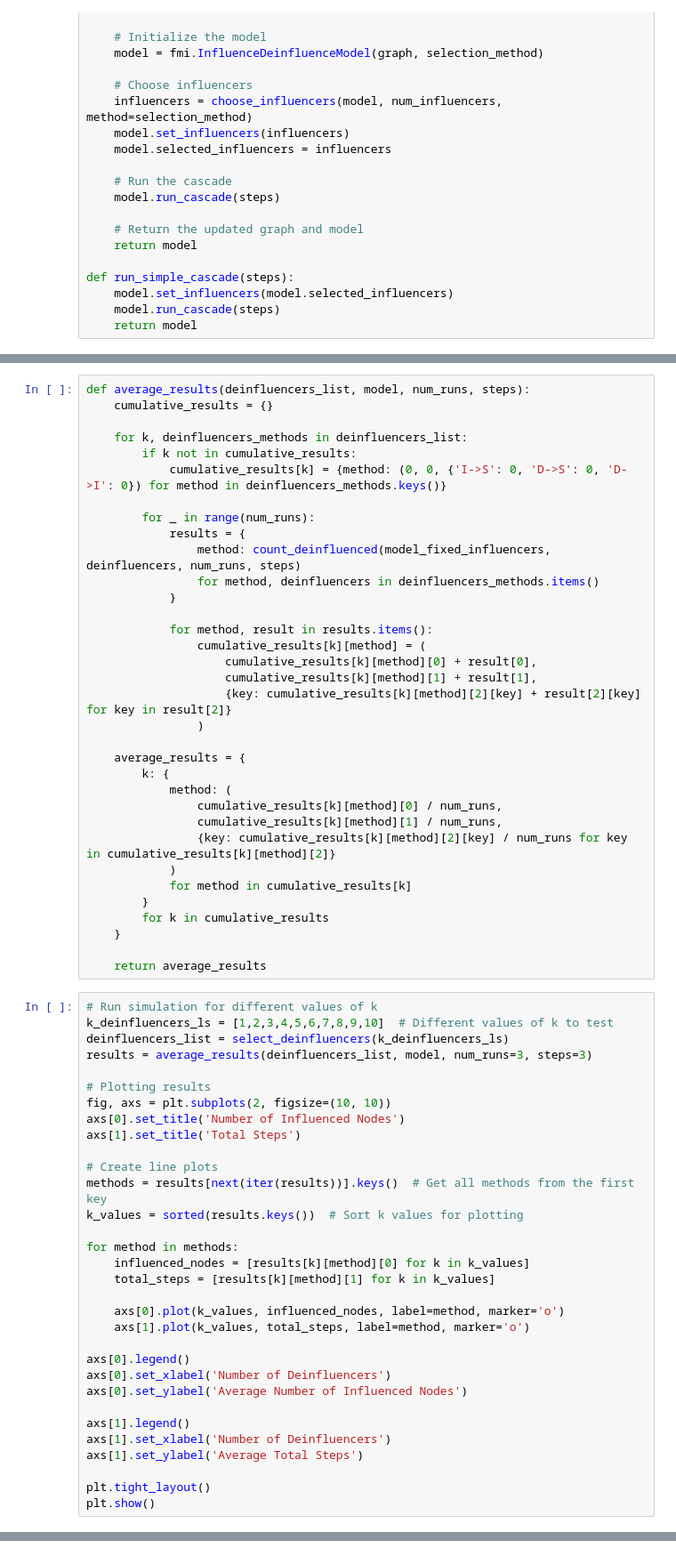
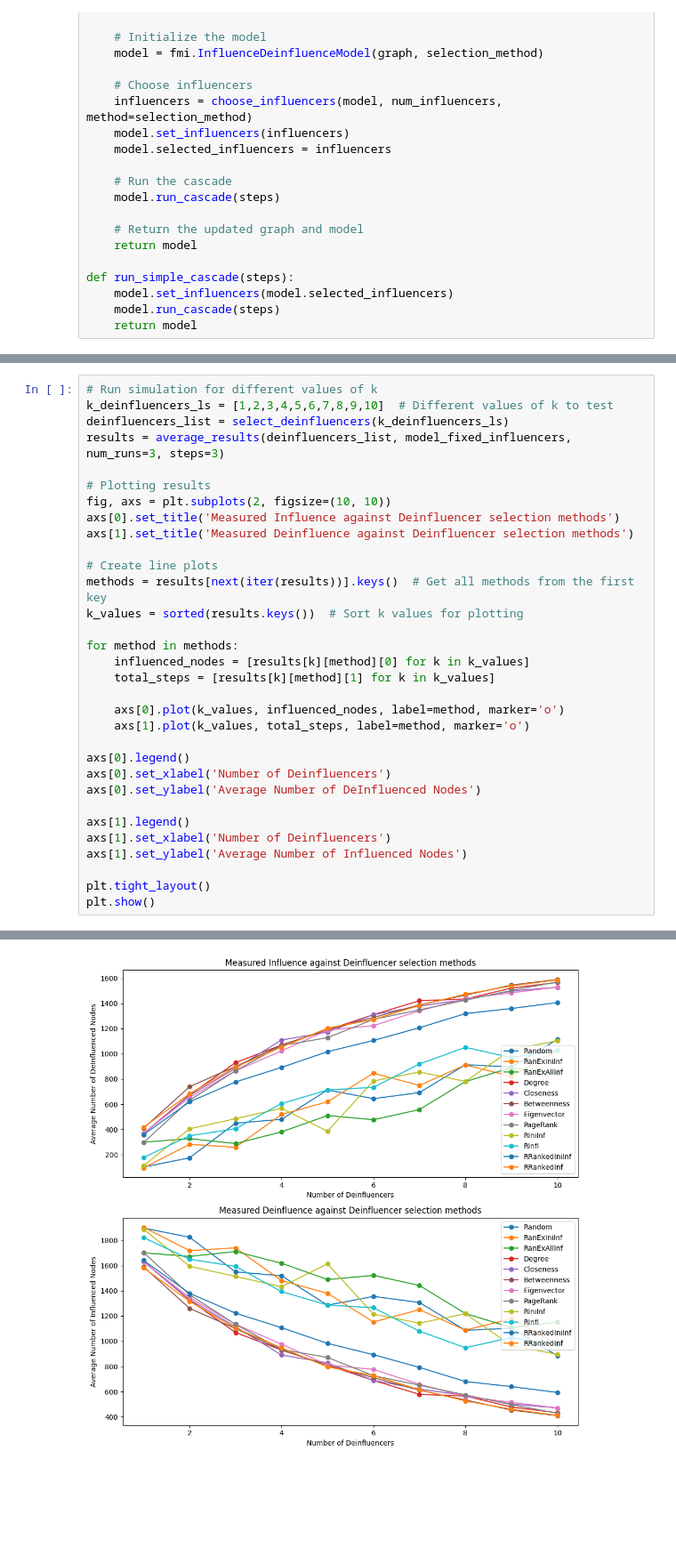
Before and after one commit to huberyhub/im_deinfluence, a Jupyter notebook: 5.2.ipynb, the cells around one changed output, grey strips where cells are left out. Shown at 89% size. Saved outputs shown, nothing was run; the diff lists cells and outputs as text; blank space fills up the shorter version.

```diff
--- a/5.2.ipynb
+++ b/5.2.ipynb
@@ -112,47 +146,13 @@ influencer {774, 1926, 1163, 396, 660, 279, 1177, 1690, 673, 1697, 676, 1320, 49
-# %%
-def average_results(deinfluencers_list, model, num_runs, steps):
-    cumulative_results = {}
-
-    for k, deinfluencers_methods in deinfluencers_list:
-        if k not in cumulative_results:
-            cumulative_results[k] = {method: (0, 0, {'I->S': 0, 'D->S': 0, 'D->I': 0}) for method in deinfluencers_methods.keys()}
-
-        for _ in range(num_runs):
-            results = {
-                method: count_deinfluenced(model_fixed_influencers, deinfluencers, num_runs, steps)
-                for method, deinfluencers in deinfluencers_methods.items()
-            }
-
-            for method, result in results.items():
-                cumulative_results[k][method] = (
-                    cumulative_results[k][method][0] + result[0],
-                    cumulative_results[k][method][1] + result[1],
-                    {key: cumulative_results[k][method][2][key] + result[2][key] for key in result[2]}
-                )
-
-    average_results = {
-        k: {
-            method: (
-                cumulative_results[k][method][0] / num_runs,
-                cumulative_results[k][method][1] / num_runs,
-                {key: cumulative_results[k][method][2][key] / num_runs for key in cumulative_results[k][method][2]}
-            )
-            for method in cumulative_results[k]
-        }
-        for k in cumulative_results
-    }
-
-    return average_results
 # %%
 # Run simulation for different values of k
 k_deinfluencers_ls = [1,2,3,4,5,6,7,8,9,10]  # Different values of k to test
 deinfluencers_list = select_deinfluencers(k_deinfluencers_ls)
-results = average_results(deinfluencers_list, model, num_runs=3, steps=3)
+results = average_results(deinfluencers_list, model_fixed_influencers, num_runs=3, steps=3)
 
 # Plotting results
 fig, axs = plt.subplots(2, figsize=(10, 10))
-axs[0].set_title('Number of Influenced Nodes')
-axs[1].set_title('Total Steps')
+axs[0].set_title('Measured Influence against Deinfluencer selection methods')
+axs[1].set_title('Measured Deinfluence against Deinfluencer selection methods')
 
 # Create line plots
 methods = results[next(iter(results))].keys()  # Get all methods from the first key
@@ -167,11 +167,11 @@ for method in methods:
 
 axs[0].legend()
 axs[0].set_xlabel('Number of Deinfluencers')
-axs[0].set_ylabel('Average Number of Influenced Nodes')
+axs[0].set_ylabel('Average Number of DeInfluenced Nodes')
 
 axs[1].legend()
 axs[1].set_xlabel('Number of Deinfluencers')
-axs[1].set_ylabel('Average Total Steps')
+axs[1].set_ylabel('Average Number of Influenced Nodes')
 
 plt.tight_layout()
 plt.show()
@@ -179,0 +179 @@ ValueError: Sample larger than population or is negative
+[figure, added]
```
Also changed, not shown: parts of 5 cells of this notebook, 6 other files.
